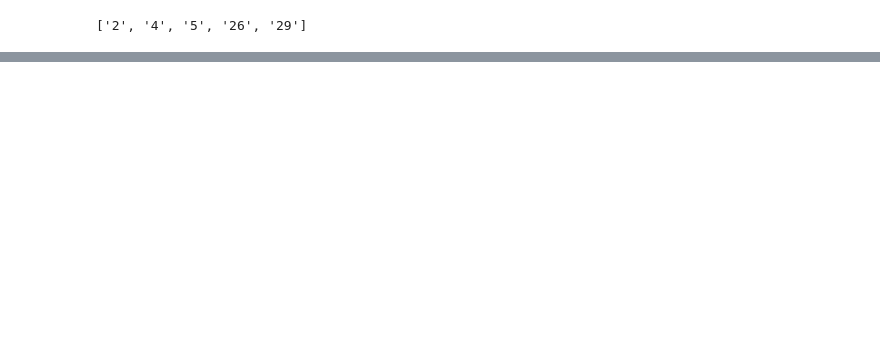
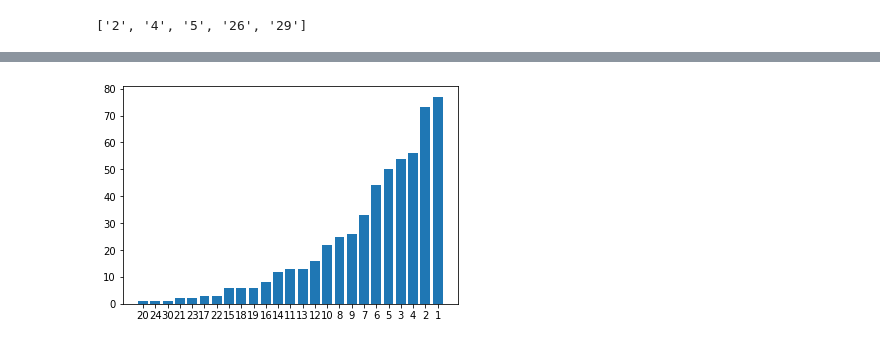
Before and after one commit to professorshabs/Win-lotto, a Jupyter notebook: win-winner.ipynb, the cells around one changed output, grey strips where cells are left out. Saved outputs shown, nothing was run; the diff lists cells and outputs as text; code cells hidden in the pictures; blank space fills up the shorter version.

```diff
--- a/win-winner.ipynb
+++ b/win-winner.ipynb
@@ -318,0 +335,10 @@ if __name__ == "__main__":
+# %%
+# Creating an empty dictionary
+freq = {}
+for item in sorted(list(daily_lotto_2020['Results'])):
+    if (item[0] in freq):
+        freq[item[0]] += 1
+    else:
+        freq[item[0]] = 1
+freq={k: v for k, v in sorted(freq.items(), key=lambda item: item[1])}
+freq
@@ -318,0 +363,8 @@ if __name__ == "__main__":
+# %%
+import matplotlib.pyplot as plt
+
+
+plt.bar(*zip(*freq.items()))
+plt.show()
+# %% [output]
+[figure, added]
```
Also changed, not shown: parts of 67 cells of this notebook.
